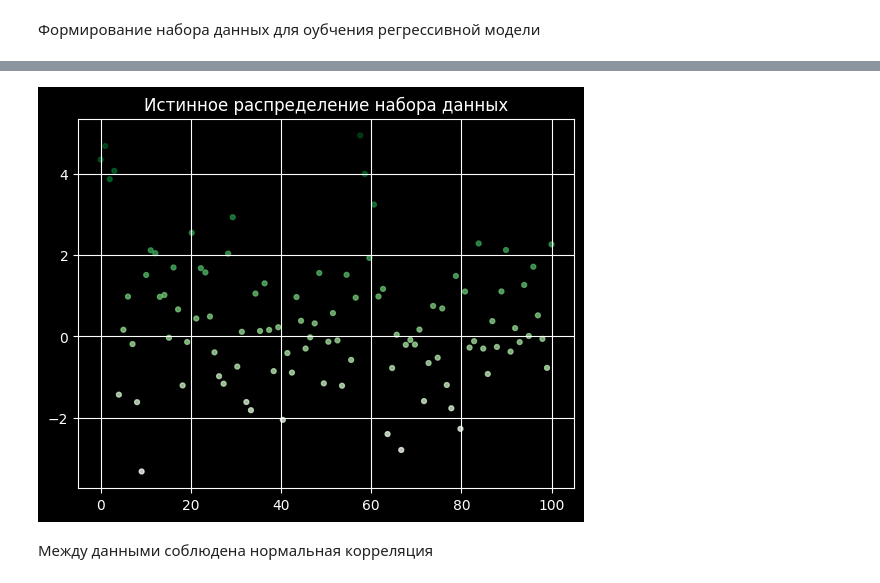
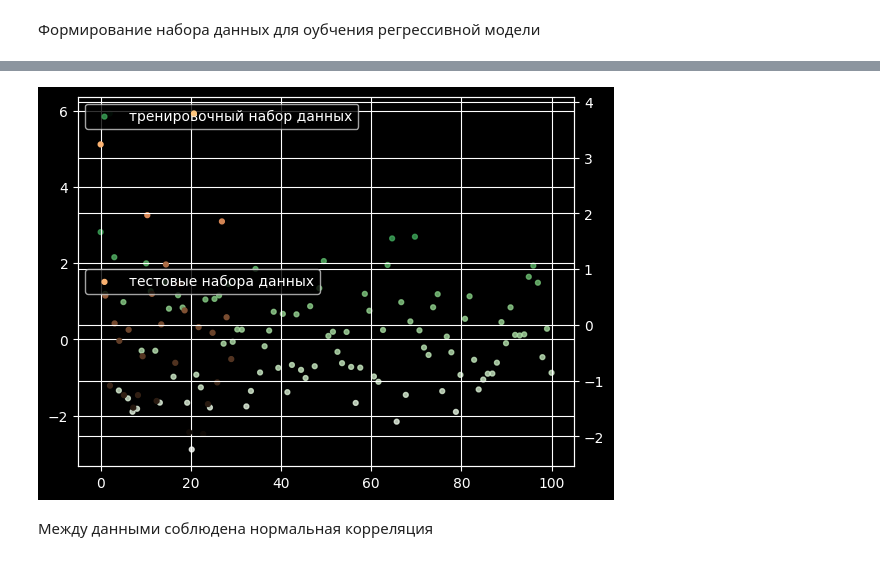
Before and after one commit to Asdergh/LDTProject, a Jupyter notebook: data_analization.ipynb, the cells around one changed output, grey strips where cells are left out. Saved outputs shown, nothing was run; the diff lists cells and outputs as text; code cells hidden in the pictures.

```diff
--- a/data_analization.ipynb
+++ b/data_analization.ipynb
@@ -391,9 +393,17 @@ for ts_number in range(trade_inf_dataframe.shape[0]):
 
             STE_collection.append((variant,
                                    trade_sample["Конечное наименование КПГЗ"],
+                                   trade_sample["Конечный код КПГЗ"],
+                                   trade_sample["Наименование СПГЗ"],
+                                   trade_sample["ID СПГЗ"],
                                    sub_cn_collection[variant]))
 
     elif len(trade_sample_STE) == 1:
         STE_collection.append((trade_sample_STE[0],
                                trade_sample["Конечное наименование КПГЗ"],
+                               trade_sample["Конечный код КПГЗ"],
+                               trade_sample["Наименование СПГЗ"],
+                               trade_sample["ID СПГЗ"],
                                sub_cn_collection[trade_sample_STE[0]]))
+
+print(STE_collection)
@@ -555,9 +633,15 @@ general_found_reg = {}
+# %%
+with open("C:\\Users\\1\\Desktop\\LDTProject\\trade_samples.json", "r") as json_file:
+    result_reg_collection = js.load(json_file)
+
+with open("C:\\Users\\1\\Desktop\\LDTProject\\general_samples.json", "r") as json_file:
+    general_reg_collection = js.load(json_file)
 # %% [markdown]
 Анализ и обработка данных
 # %%
-def formulate_data(trade_collection):
+def formulate_data(trade_collection, final_type):
 
-    all_types = [result_reg_collection[trade_sample]["Классификация"] for trade_sample in trade_collection.keys()]
+    all_types = [trade_collection[trade_sample]["Классификация СПГЗ"] for trade_sample in trade_collection.keys()]
     likvid_collection = {}
     for cll_type in all_types:
 
@@ -565,9 +649,10 @@ def formulate_data(trade_collection):
 
         for trade_sample in trade_collection.keys():
 
-            likvid_collection[cll_type][trade_sample] = {}
             ts_curent = trade_collection[trade_sample]
             curent_sample = trade_collection[trade_sample]["кварталы"]
+            likvid_collection[cll_type][trade_sample] = {}
+            likvid_collection[cll_type]["Классификация КПГЗ"]
 
             for time_kvartal in curent_sample.keys():
 
@@ -611,8 +696,13 @@ def formulate_data(trade_collection):
     return collection_without_duplicates
 
 need_collection = formulate_data(trade_collection=result_reg_collection)
+need_general_collection = formulate_data(trade_collection=general_reg_collection)
+
 with open("C:\\Users\\1\\Desktop\\LDTProject\\result_cll_collection.json", "w") as json_file:
     js.dump(need_collection, json_file)
+
+with open("C:\\Users\\1\\Desktop\\LDTProject\\general_cll_collection.json", "w") as json_file:
+    js.dump(need_general_collection, json_file)
 # %% [markdown]
 Формирование набора данных для оубчения регрессивной модели
 # %%
@@ -689,12 +795,21 @@ axis[1].grid(True)
 # %%
 fig, axis = plt.subplots()
-axis.scatter(np.linspace(0, result_dataset_labels.shape[0], result_dataset_labels.shape[0]),
-                result_dataset_labels, c=result_dataset_labels, cmap="Greens", s=12.12, alpha=0.78)
+axis.scatter(np.linspace(0, train_dataset_labels.shape[0], train_dataset_labels.shape[0]),
+                train_dataset_labels, c=train_dataset_labels, cmap="Greens",
+                s=12.12, alpha=0.78, label="тренировочный набор данных")
+axis_1 = axis.twinx()
+axis_1.scatter(np.linspace(0, test_dataset_labels.shape[0], test_dataset_labels.shape[0]),
+                test_dataset_labels, c=test_dataset_labels, cmap="copper",
+                s=12.12, alpha=0.98, label="тестовые набора данных")
+
+
 axis.grid(True)
-axis.set_title("Истинное распределение набора данных")
+axis_1.grid(True)
+axis.legend(loc="upper left")
+axis_1.legend(loc="center left")
 plt.show()
 # %% [output]
-[figure, old version]
+[figure, new version]
 # %% [markdown]
 Между данными соблюдена нормальная корреляция
 # %%
```
Also changed, not shown: parts of 16 cells of this notebook, 16 other files.
